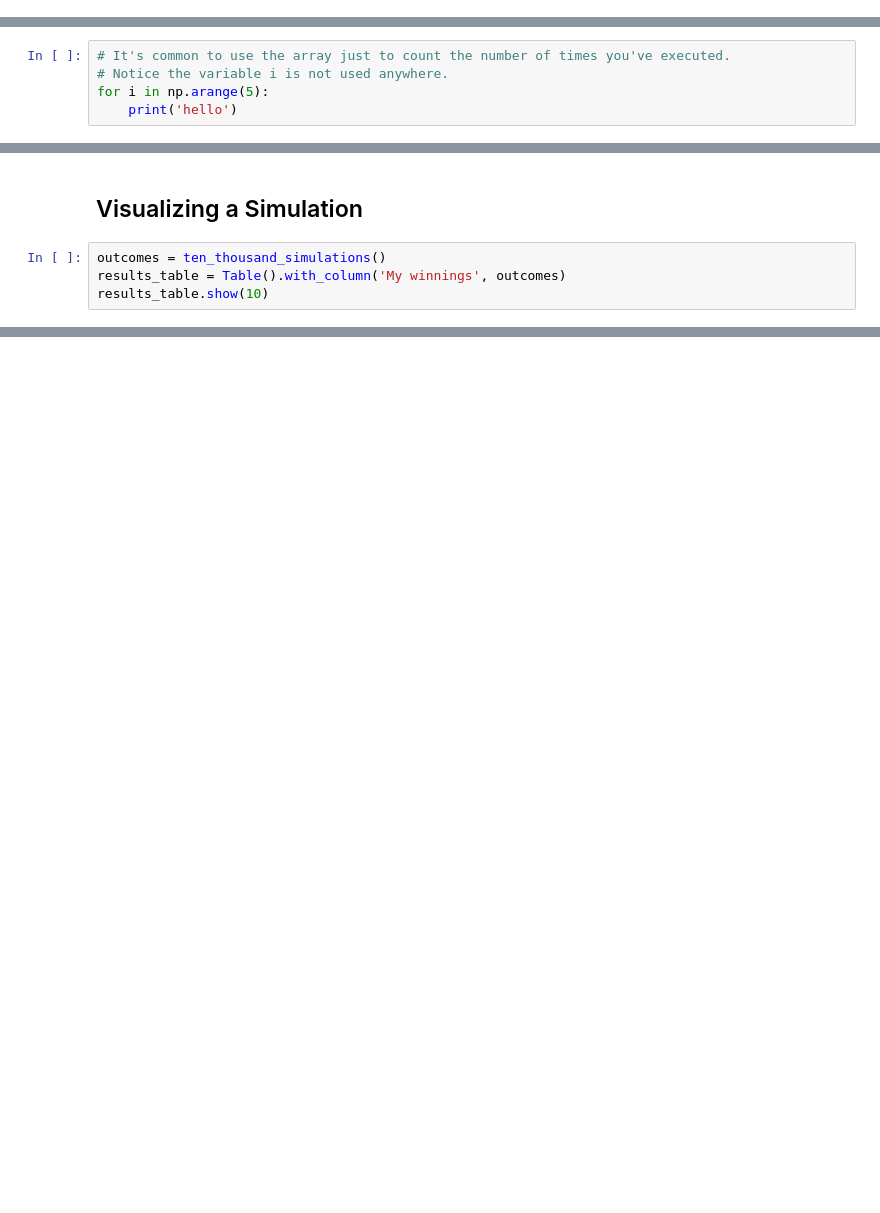
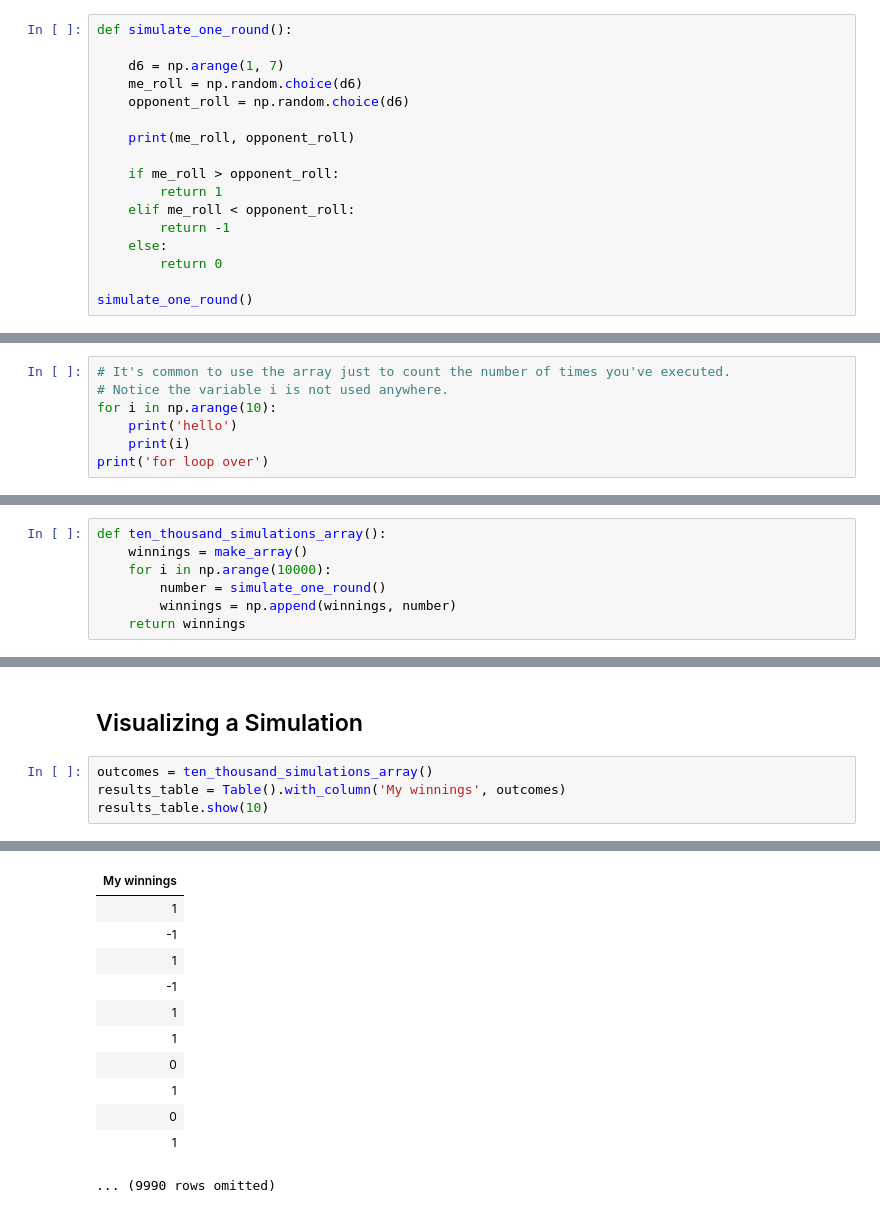
Before and after one commit to Lhoffar/26-intro-solo, a Jupyter notebook: Demo 11/if-for.ipynb, the cells around one changed output, grey strips where cells are left out. Saved outputs shown, nothing was run; the diff lists cells and outputs as text; blank space fills up the shorter version.

```diff
--- a/Demo 11/if-for.ipynb
+++ b/Demo 11/if-for.ipynb
@@ -110,3 +148,20 @@ Simulate a d6 roll for yourself and another for your opponent. \
 If your roll is larger, return 1.\
 If your roll is smaller, return -1.\
 Otherwise, return 0.
+# %%
+def simulate_one_round():
+
+    d6 = np.arange(1, 7)
+    me_roll = np.random.choice(d6)
+    opponent_roll = np.random.choice(d6)
+
+    print(me_roll, opponent_roll)
+
+    if me_roll > opponent_roll:
+        return 1
+    elif me_roll < opponent_roll:
+        return -1
+    else:
+        return 0
+
+simulate_one_round()
@@ -124,5 +190,7 @@ print('pets are fun')
 # %%
 # It's common to use the array just to count the number of times you've executed.
 # Notice the variable i is not used anywhere.
-for i in np.arange(5):
+for i in np.arange(10):
     print('hello')
+    print(i)
+print('for loop over')
@@ -155,3 +285,10 @@ nums
 # Practice
 
 Modify ten_thousand_simulations so that it returns an array containing all ten thousand outcomes.
+# %%
+def ten_thousand_simulations_array():
+    winnings = make_array()
+    for i in np.arange(10000):
+        number = simulate_one_round()
+        winnings = np.append(winnings, number)
+    return winnings
@@ -158,6 +316,7 @@ Modify ten_thousand_simulations so that it returns an array containing all ten t
 # %% [markdown]
 ## Visualizing a Simulation
 # %%
-outcomes = ten_thousand_simulations()
+outcomes = ten_thousand_simulations_array()
 results_table = Table().with_column('My winnings', outcomes)
 results_table.show(10)
+# %% [output]
@@ -164,3 +340,15 @@ results_table.show(10)
+| My winnings |
+| 1 |
+| -1 |
+| 1 |
+| -1 |
+| 1 |
+| 1 |
+| 0 |
+| 1 |
+| 0 |
+| 1 |
+... (9990 rows omitted)
 # %%
 results_table_grouped = results_table.group('My winnings')
 results_table_grouped.show()
```
Also changed, not shown: parts of 29 cells of this notebook, 1 other file.
